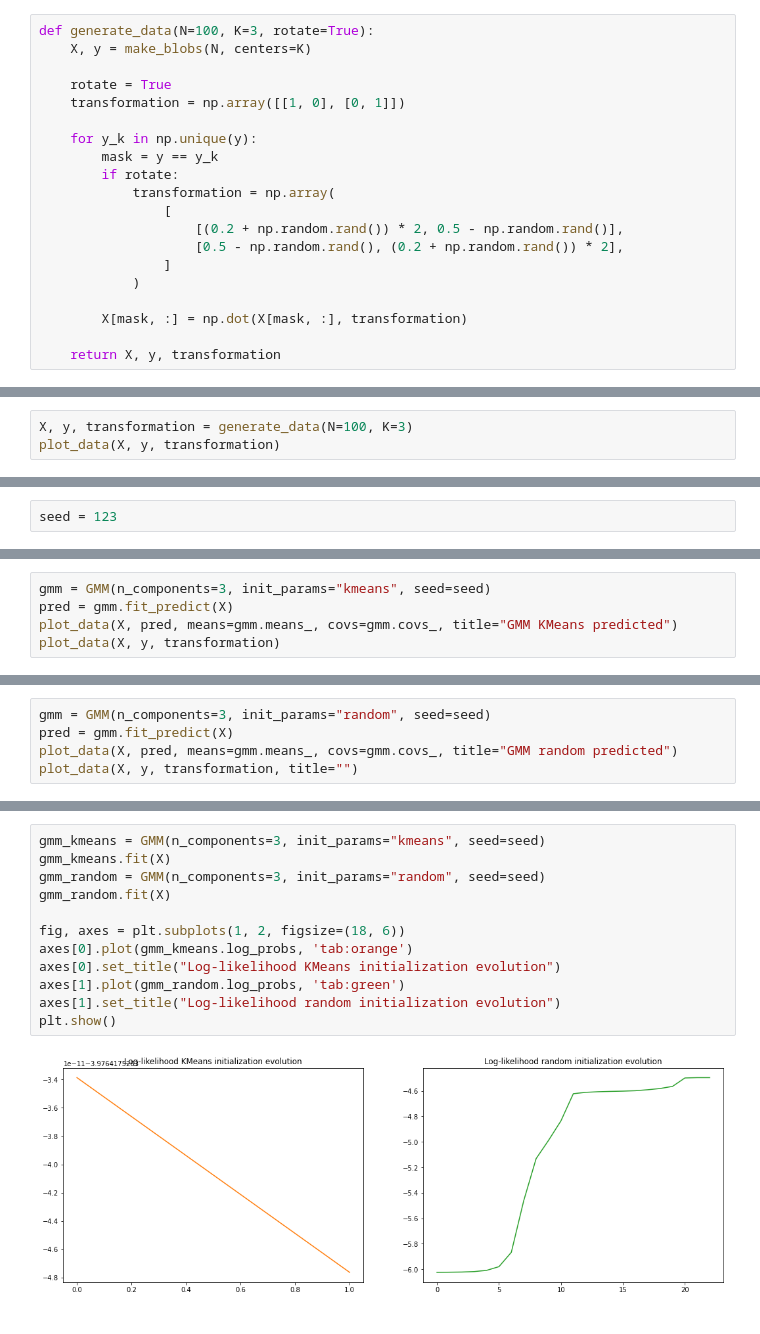
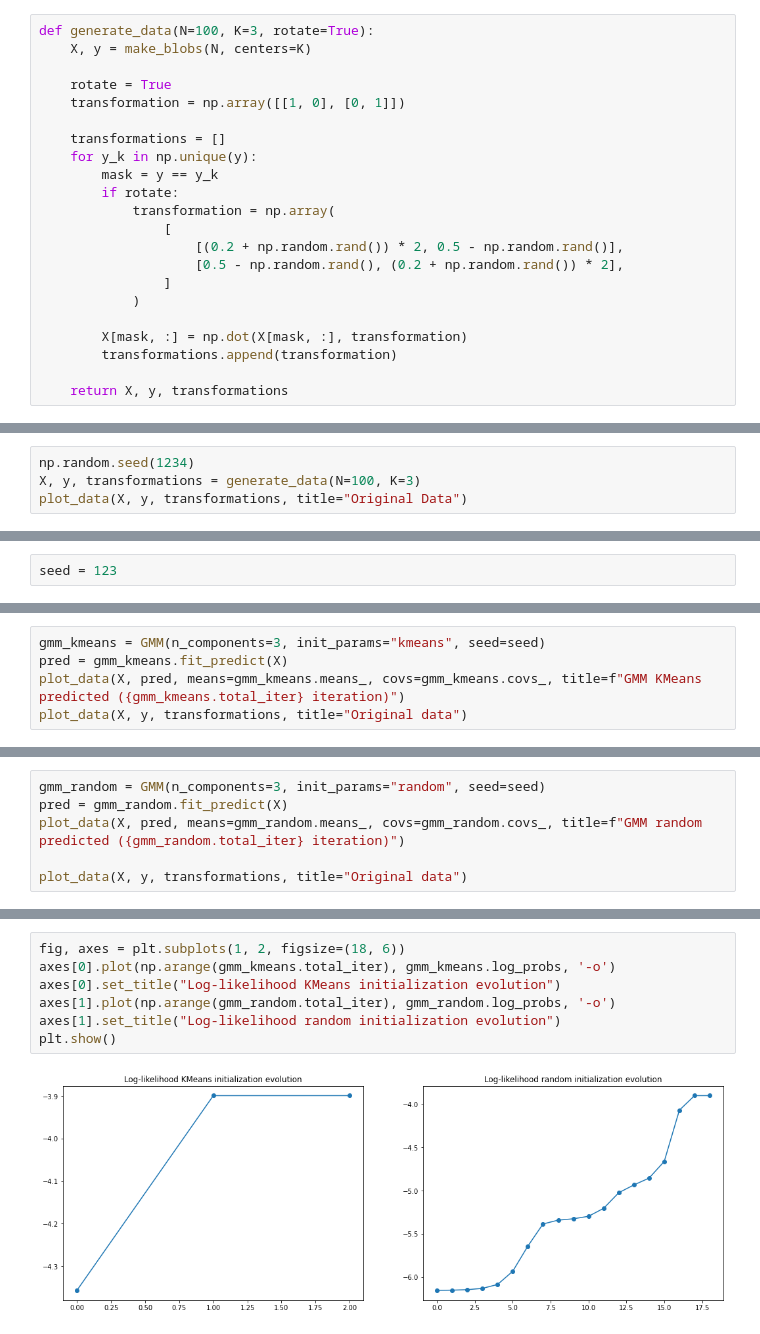
Before and after one commit to glorelvalle/mucd-mg, a Jupyter notebook: mba/p1/Practica_GMM.ipynb, the cells around one changed output, grey strips where cells are left out. Cells and saved outputs as stored; diff of their text form.

```diff
--- a/mba/p1/Practica_GMM.ipynb
+++ b/mba/p1/Practica_GMM.ipynb
@@ -121,6 +121,7 @@ def generate_data(N=100, K=3, rotate=True):
     rotate = True
     transformation = np.array([[1, 0], [0, 1]])
 
+    transformations = []
     for y_k in np.unique(y):
         mask = y == y_k
         if rotate:
@@ -132,6 +133,7 @@ def generate_data(N=100, K=3, rotate=True):
             )
 
         X[mask, :] = np.dot(X[mask, :], transformation)
+        transformations.append(transformation)
 
-    return X, y, transformation
+    return X, y, transformations
 # %%
@@ -161,6 +163,7 @@ def plot_data(X, y, transformation=None, means=None, covs=None, title=None):
         plt.title(title)
     plt.show()
 # %%
-X, y, transformation = generate_data(N=100, K=3)
-plot_data(X, y, transformation)
+np.random.seed(1234)
+X, y, transformations = generate_data(N=100, K=3)
+plot_data(X, y, transformations, title="Original Data")
 # %% [output]
@@ -518,6 +551,6 @@ seed = 123
 # %%
-gmm = GMM(n_components=3, init_params="kmeans", seed=seed)
-pred = gmm.fit_predict(X)
-plot_data(X, pred, means=gmm.means_, covs=gmm.covs_, title="GMM KMeans predicted")
-plot_data(X, y, transformation)
+gmm_kmeans = GMM(n_components=3, init_params="kmeans", seed=seed)
+pred = gmm_kmeans.fit_predict(X)
+plot_data(X, pred, means=gmm_kmeans.means_, covs=gmm_kmeans.covs_, title=f"GMM KMeans predicted ({gmm_kmeans.total_iter} iteration)")
+plot_data(X, y, transformations, title="Original data")
 # %% [output]
@@ -526,6 +563,7 @@ plot_data(X, y, transformation)
 # %%
-gmm = GMM(n_components=3, init_params="random", seed=seed)
-pred = gmm.fit_predict(X)
-plot_data(X, pred, means=gmm.means_, covs=gmm.covs_, title="GMM random predicted")
-plot_data(X, y, transformation, title="")
+gmm_random = GMM(n_components=3, init_params="random", seed=seed)
+pred = gmm_random.fit_predict(X)
+plot_data(X, pred, means=gmm_random.means_, covs=gmm_random.covs_, title=f"GMM random predicted ({gmm_random.total_iter} iteration)")
+
+plot_data(X, y, transformations, title="Original data")
 # %% [output]
@@ -534,14 +579,9 @@ plot_data(X, y, transformation, title="")
 # %%
-gmm_kmeans = GMM(n_components=3, init_params="kmeans", seed=seed)
-gmm_kmeans.fit(X)
-gmm_random = GMM(n_components=3, init_params="random", seed=seed)
-gmm_random.fit(X)
-
 fig, axes = plt.subplots(1, 2, figsize=(18, 6))
-axes[0].plot(gmm_kmeans.log_probs, 'tab:orange')
+axes[0].plot(np.arange(gmm_kmeans.total_iter), gmm_kmeans.log_probs, '-o')
 axes[0].set_title("Log-likelihood KMeans initialization evolution")
-axes[1].plot(gmm_random.log_probs, 'tab:green')
+axes[1].plot(np.arange(gmm_random.total_iter), gmm_random.log_probs, '-o')
 axes[1].set_title("Log-likelihood random initialization evolution")
 plt.show()
 # %% [output]
-[figure, old version]
+[figure, new version]
```
Also changed, not shown: parts of 11 cells of this notebook.
